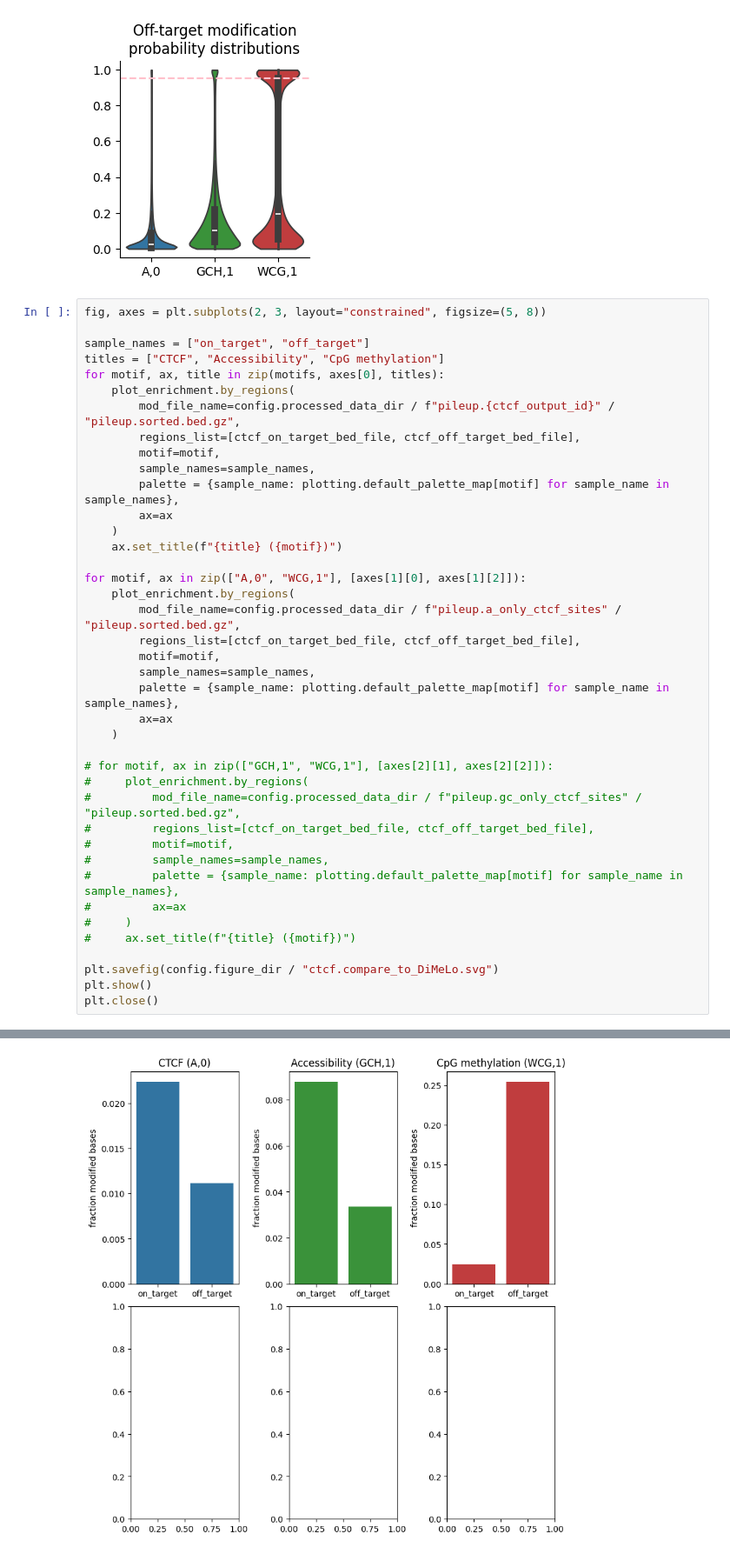
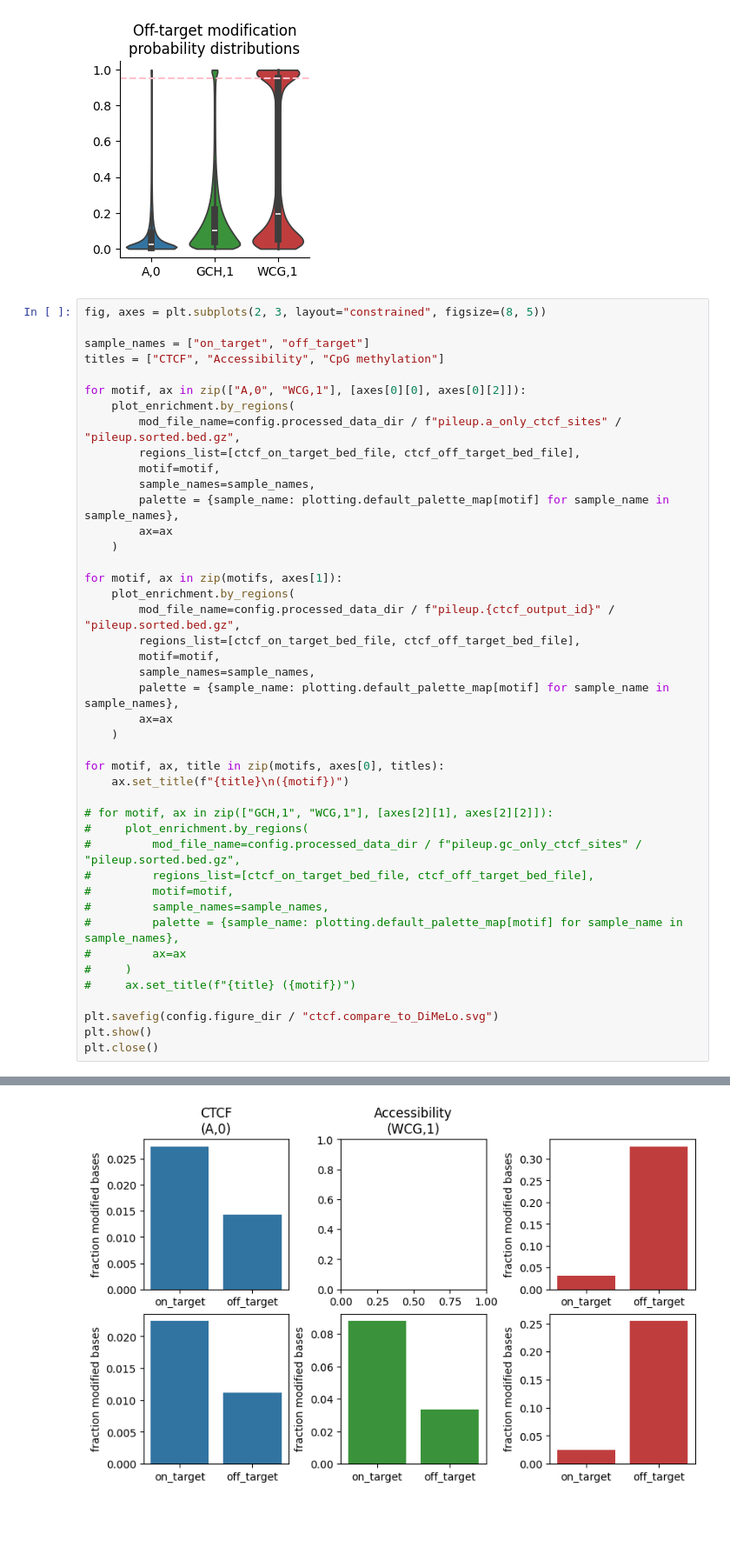
Before and after one commit to streetslab/multimodal-dimelo, a Jupyter notebook: CTCF_analysis.ipynb, the cells around one changed output, grey strips where cells are left out. Shown at 87% size. Cells and saved outputs as stored; diff of their text form; blank space fills up the shorter version.

Commit message:
updated ctcf comparison plot

```diff
--- a/CTCF_analysis.ipynb
+++ b/CTCF_analysis.ipynb
@@ -637,11 +637,22 @@ plt.close()
 # %% [output]
 [figure]
 # %%
-fig, axes = plt.subplots(2, 3, layout="constrained", figsize=(5, 8))
+fig, axes = plt.subplots(2, 3, layout="constrained", figsize=(8, 5))
 
 sample_names = ["on_target", "off_target"]
 titles = ["CTCF", "Accessibility", "CpG methylation"]
-for motif, ax, title in zip(motifs, axes[0], titles):
+
+for motif, ax in zip(["A,0", "WCG,1"], [axes[0][0], axes[0][2]]):
+    plot_enrichment.by_regions(
+        mod_file_name=config.processed_data_dir / f"pileup.a_only_ctcf_sites" / "pileup.sorted.bed.gz",
+        regions_list=[ctcf_on_target_bed_file, ctcf_off_target_bed_file],
+        motif=motif,
+        sample_names=sample_names,
+        palette = {sample_name: plotting.default_palette_map[motif] for sample_name in sample_names},
+        ax=ax
+    )
+
+for motif, ax in zip(motifs, axes[1]):
     plot_enrichment.by_regions(
         mod_file_name=config.processed_data_dir / f"pileup.{ctcf_output_id}" / "pileup.sorted.bed.gz",
         regions_list=[ctcf_on_target_bed_file, ctcf_off_target_bed_file],
@@ -650,17 +661,9 @@ for motif, ax, title in zip(motifs, axes[0], titles):
         palette = {sample_name: plotting.default_palette_map[motif] for sample_name in sample_names},
         ax=ax
     )
-    ax.set_title(f"{title} ({motif})")
 
-for motif, ax in zip(["A,0", "WCG,1"], [axes[1][0], axes[1][2]]):
-    plot_enrichment.by_regions(
-        mod_file_name=config.processed_data_dir / f"pileup.a_only_ctcf_sites" / "pileup.sorted.bed.gz",
-        regions_list=[ctcf_on_target_bed_file, ctcf_off_target_bed_file],
-        motif=motif,
-        sample_names=sample_names,
-        palette = {sample_name: plotting.default_palette_map[motif] for sample_name in sample_names},
-        ax=ax
-    )
+for motif, ax, title in zip(motifs, axes[0], titles):
+    ax.set_title(f"{title}\n({motif})")
 
 # for motif, ax in zip(["GCH,1", "WCG,1"], [axes[2][1], axes[2][2]]):
 #     plot_enrichment.by_regions(
@@ -681 +683 @@ RuntimeError: pileup_counts_process_chunk failed.
-[figure, old version]
+[figure, new version]
```
Also changed, not shown: parts of 1 cell of this notebook.
